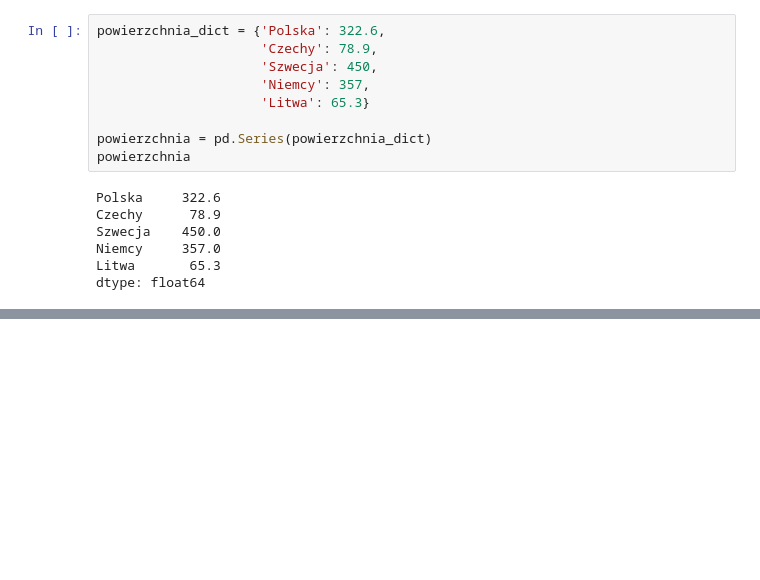
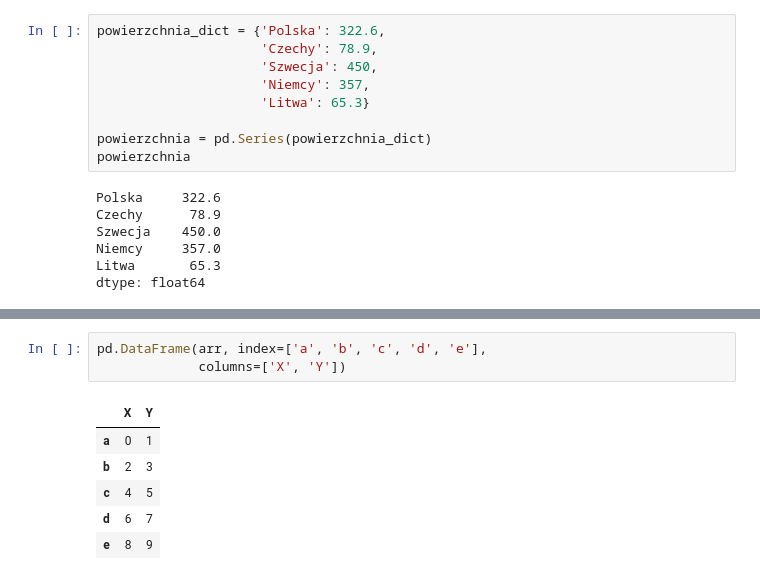
Before and after one commit to tomasz450/Analiza-danych-w-Python-2025-11-17-local, a Jupyter notebook: 3. Pandas/Pandas.ipynb, the cells around one changed output, grey strips where cells are left out. Cells and saved outputs as stored; diff of their text form; blank space fills up the shorter version.

```diff
--- a/3. Pandas/Pandas.ipynb
+++ b/3. Pandas/Pandas.ipynb
@@ -454,0 +525,10 @@ kraje
+# %%
+pd.DataFrame(arr, index=['a', 'b', 'c', 'd', 'e'],
+             columns=['X', 'Y'])
+# %% [output]
+|  | X | Y |
+| a | 0 | 1 |
+| b | 2 | 3 |
+| c | 4 | 5 |
+| d | 6 | 7 |
+| e | 8 | 9 |
```
Also changed, not shown: parts of 13 cells of this notebook.
